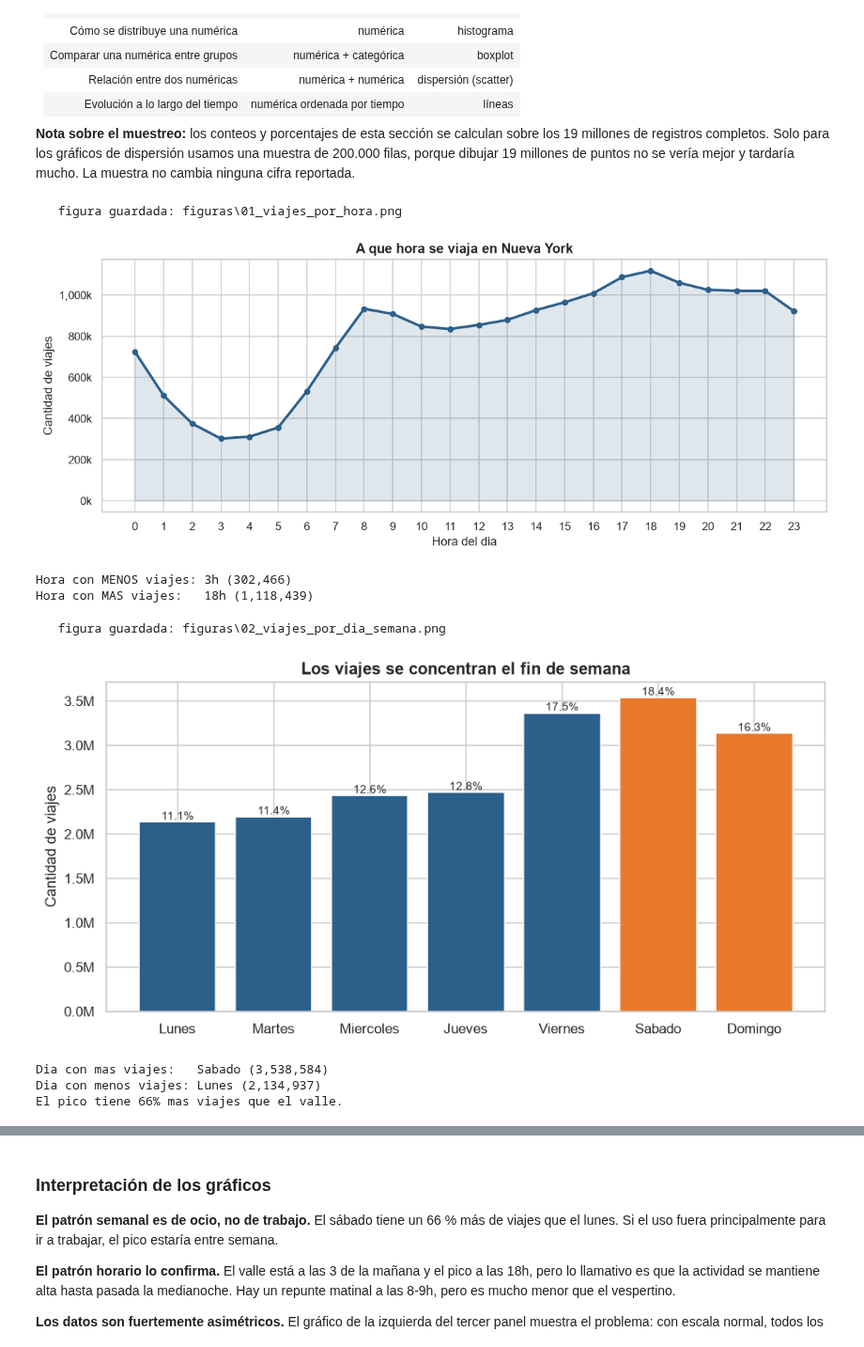
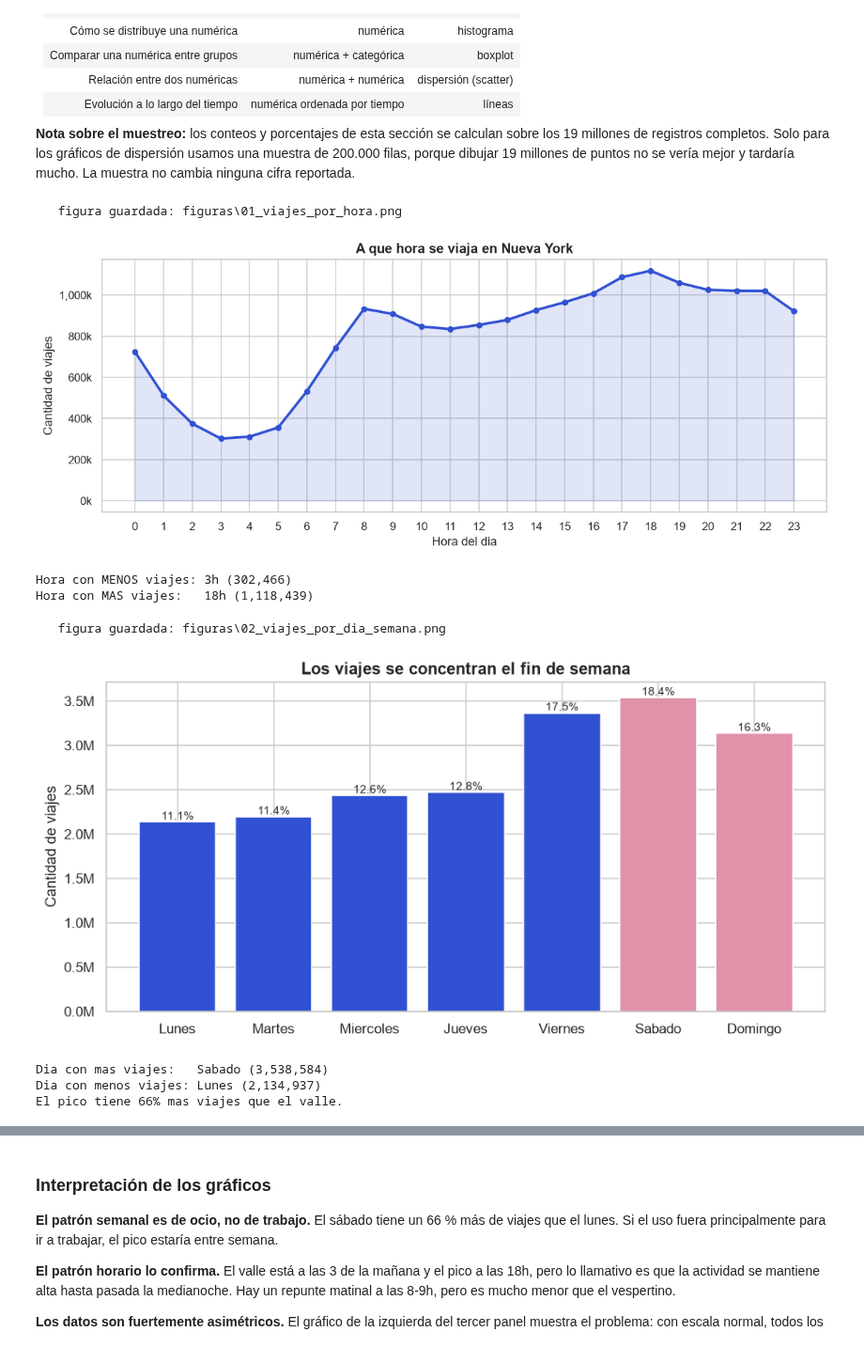
Before and after one commit to SilvertK164/ceia-analisis-datos-tp-hvfhs, a Jupyter notebook: TP_analisis_datos_hvfhs.ipynb, the cells around one changed output, grey strips where cells are left out. Shown at 94% size. Cells and saved outputs as stored; diff of their text form; code cells hidden in the pictures.

```diff
--- a/TP_analisis_datos_hvfhs.ipynb
+++ b/TP_analisis_datos_hvfhs.ipynb
@@ -115,10 +115,21 @@ SEMILLA = 42                # para que los resultados sean reproducibles
 MUESTRA_GRAFICOS = 200_000  # filas para los gráficos pesados (ver §6)
 N_PREPARACION = 1_000_000   # filas para la preparación de datos (ver §11)
 
-# --- Estilo de los gráficos --------------------------------------------------
-AZUL = "#2C5F8A"
-NARANJA = "#E8792B"
-GRIS = "#8C8C8C"
+# --- Paleta de colores -------------------------------------------------------
+AZUL = "#3151D3"    # azul indigo, color principal
+LILA = "#8B7FD4"    # violeta
+ROSA = "#E191A8"    # rosa
+CORAL = "#EE7B7B"   # coral
+GRIS = "#A8AEC4"    # gris azulado, para lo secundario
+
+# Degradado azul -> rosa, para cuando hay que ordenar varias categorias
+DEGRADADO = ["#3151D3", "#6A6FDB", "#8B7FD4", "#B98BC4", "#E191A8", "#EE7B7B"]
+
+# Mapas de color de matplotlib que combinan con la paleta:
+#   "BuPu"     de claro a violeta   -> para valores de 0 a 1
+#   "coolwarm" de azul a rojo       -> para valores con signo (-1 a 1)
+MAPA_0_1 = "BuPu"
+MAPA_SIGNO = "coolwarm"
 
 sns.set_theme(style="whitegrid")
 plt.rcParams["figure.figsize"] = (10, 5)
@@ -591,36 +602,36 @@ print(f"Hora con MENOS viajes: {viajes_por_hora.idxmin()}h ({viajes_por_hora.min
 print(f"Hora con MAS viajes:   {viajes_por_hora.idxmax()}h ({viajes_por_hora.max():,})")
 # %% [output]
    figura guardada: figuras\01_viajes_por_hora.png
-[figure, old version]
+[figure, new version]
 Hora con MENOS viajes: 3h (302,466)
 Hora con MAS viajes:   18h (1,118,439)
 # %%
 # --- Viajes por dia de la semana (categorica ordinal -> barras) -------------
 nombres_dias = ["Lunes", "Martes", "Miercoles", "Jueves", "Viernes", "Sabado", "Domingo"]
 viajes_por_dia = df["dia_semana"].value_counts().sort_index()
 
 # Coloreamos el fin de semana distinto para que se vea el patron
-colores = [AZUL] * 5 + [NARANJA] * 2
+colores = [AZUL] * 5 + [ROSA] * 2
 
 plt.figure(figsize=(9, 4.5))
 plt.bar(nombres_dias, viajes_por_dia.values, color=colores)
 plt.title("Los viajes se concentran el fin de semana")
 plt.ylabel("Cantidad de viajes")
 plt.gca().yaxis.set_major_formatter(lambda x, p: f"{x/1e6:,.1f}M")
 for i, valor in enumerate(viajes_por_dia.values):
     plt.text(i, valor, f"{100*valor/len(df):.1f}%", ha="center", va="bottom", fontsize=9)
 plt.tight_layout()
 guardar_figura("02_viajes_por_dia_semana")
 plt.show()
 
 minimo = viajes_por_dia.min()
 maximo = viajes_por_dia.max()
 print(f"Dia con mas viajes:   {nombres_dias[viajes_por_dia.idxmax()]} ({maximo:,})")
 print(f"Dia con menos viajes: {nombres_dias[viajes_por_dia.idxmin()]} ({minimo:,})")
 print(f"El pico tiene {100*(maximo/minimo - 1):.0f}% mas viajes que el valle.")
 # %% [output]
    figura guardada: figuras\02_viajes_por_dia_semana.png
-[figure, old version]
+[figure, new version]
 Dia con mas viajes:   Sabado (3,538,584)
 Dia con menos viajes: Lunes (2,134,937)
 El pico tiene 66% mas viajes que el valle.
```
Also changed, not shown: parts of 18 cells of this notebook.
